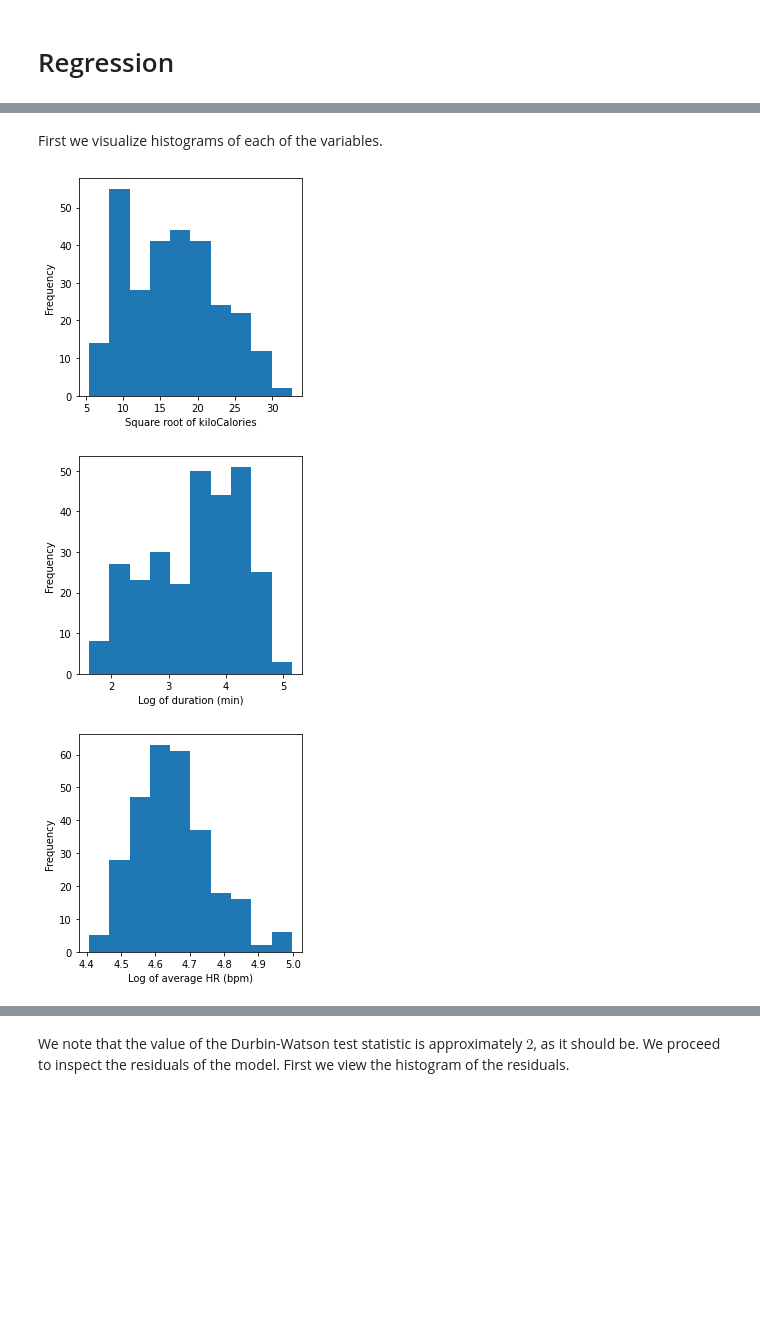
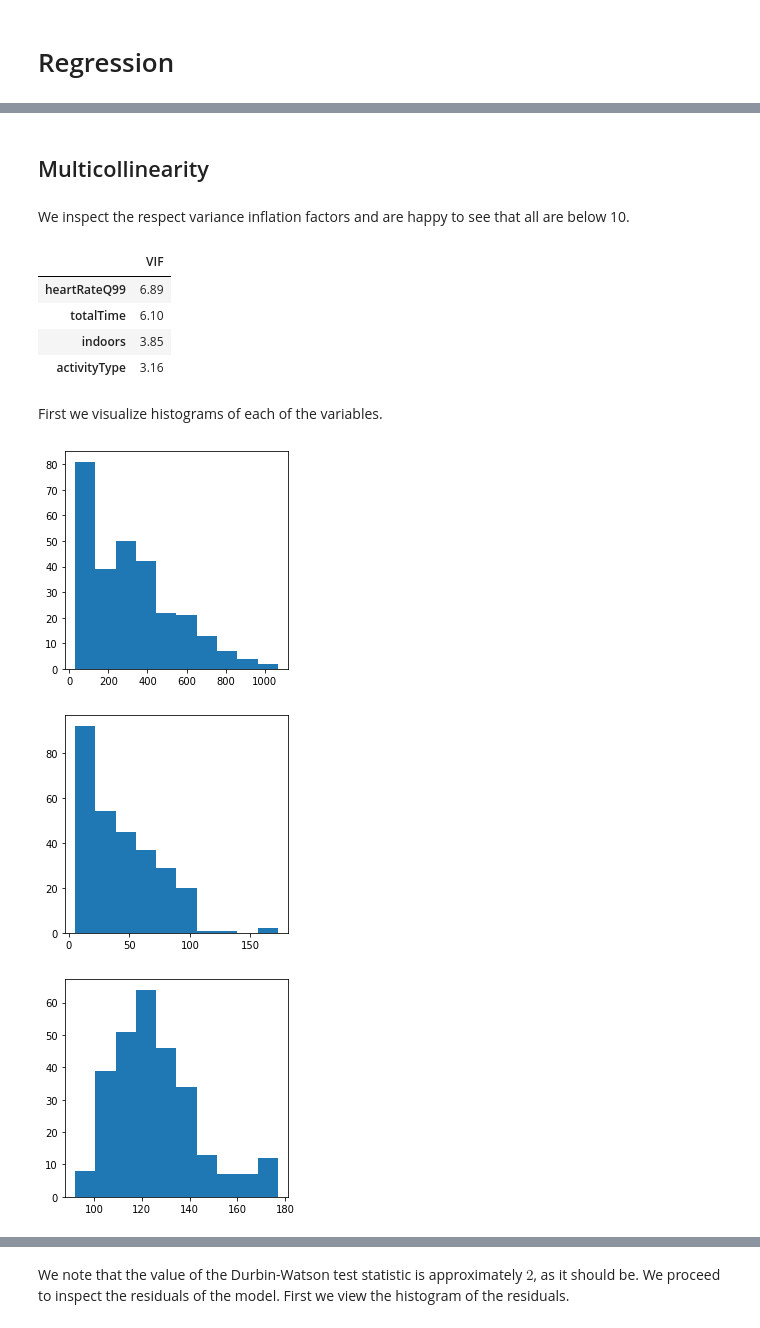
Before and after one commit to besiobu/data-science-portfolio, a Jupyter notebook: polar/Polar.ipynb, the cells around one changed output, grey strips where cells are left out. Saved outputs shown, nothing was run; the diff lists cells and outputs as text; code cells hidden in the pictures; blank space fills up the shorter version.

Commit message:
Improve model, extract quantiles of heart rate during workout and using in model.

```diff
--- a/polar/Polar.ipynb
+++ b/polar/Polar.ipynb
@@ -455,0 +492,3 @@ X = df[['kiloCalories', 'totalTime', 'heartRateAvg']].copy()
+# %%
+reg_df = df[['kiloCalories', 'totalTime', 'heartRateQ99', 'sport', 'indoors']].copy()
+reg_df['indoors'] = reg_df['indoors'].astype(int)
@@ -455,0 +497,2 @@ X = df[['kiloCalories', 'totalTime', 'heartRateAvg']].copy()
+# %%
+reg_df = reg_df[reg_df['sport'] != 'RUNNING']
@@ -455,0 +501,9 @@ X = df[['kiloCalories', 'totalTime', 'heartRateAvg']].copy()
+# %%
+def sport_to_activity_type(x):
+    if 'strength' in x.lower():
+        return 1
+    else:
+        return 0
+# %%
+reg_df['activityType'] = reg_df['sport'].apply(sport_to_activity_type)
+reg_df = reg_df.drop('sport', axis=1)
@@ -456,26 +527,44 @@ X = df[['kiloCalories', 'totalTime', 'heartRateAvg']].copy()
+# %% [markdown]
+## Multicollinearity
+# %% [markdown]
+We inspect the respect variance inflation factors and are happy to see that all are below 10.
+# %%
+tmp = reg_df.drop(['kiloCalories'], axis=1)
+
+vifs = []
+for i in range(tmp.shape[1]):
+    vif = variance_inflation_factor(tmp.to_numpy(), i)
+    vifs.append(round(vif, 2))
+
+vifs = pd.DataFrame(vifs, index=tmp.columns, columns=['VIF'])
+vifs = vifs.sort_values('VIF', ascending=False)
+vifs = vifs.style.background_gradient(cmap='coolwarm')
+vifs = vifs.set_precision(2)
+vifs = vifs.set_table_attributes('style="font-size: 15px"')
+vifs
+# %% [output]
+|  | VIF |
+| heartRateQ99 | 6.89 |
+| totalTime | 6.10 |
+| indoors | 3.85 |
+| activityType | 3.16 |
 # %% [markdown]
 First we visualize histograms of each of the variables.
 # %%
-plt.hist(np.sqrt(X['kiloCalories']))
-plt.ylabel('Frequency')
-plt.xlabel('Square root of kiloCalories')
+plt.hist(reg_df['kiloCalories'])
 plt.savefig('./img/kilocalories_histogram.png')
 plt.show()
 # %% [output]
-[figure, old version]
+[figure, new version]
 # %%
-plt.hist(np.log(X['totalTime']))
-plt.ylabel('Frequency')
-plt.xlabel('Log of duration (min)')
+plt.hist(reg_df['totalTime'])
 plt.savefig('./img/duration_histogram.png')
 plt.show()
 # %% [output]
-[figure, old version]
+[figure, new version]
 # %%
-plt.hist(np.log(X['heartRateAvg']))
-plt.ylabel('Frequency')
-plt.xlabel('Log of average HR (bpm)')
+plt.hist(reg_df['heartRateQ99'])
 plt.savefig('./img/average_hr_histogram.png')
 plt.show()
 # %% [output]
-[figure, old version]
+[figure, new version]
```
Also changed, not shown: parts of 107 cells of this notebook, 15 other files.
